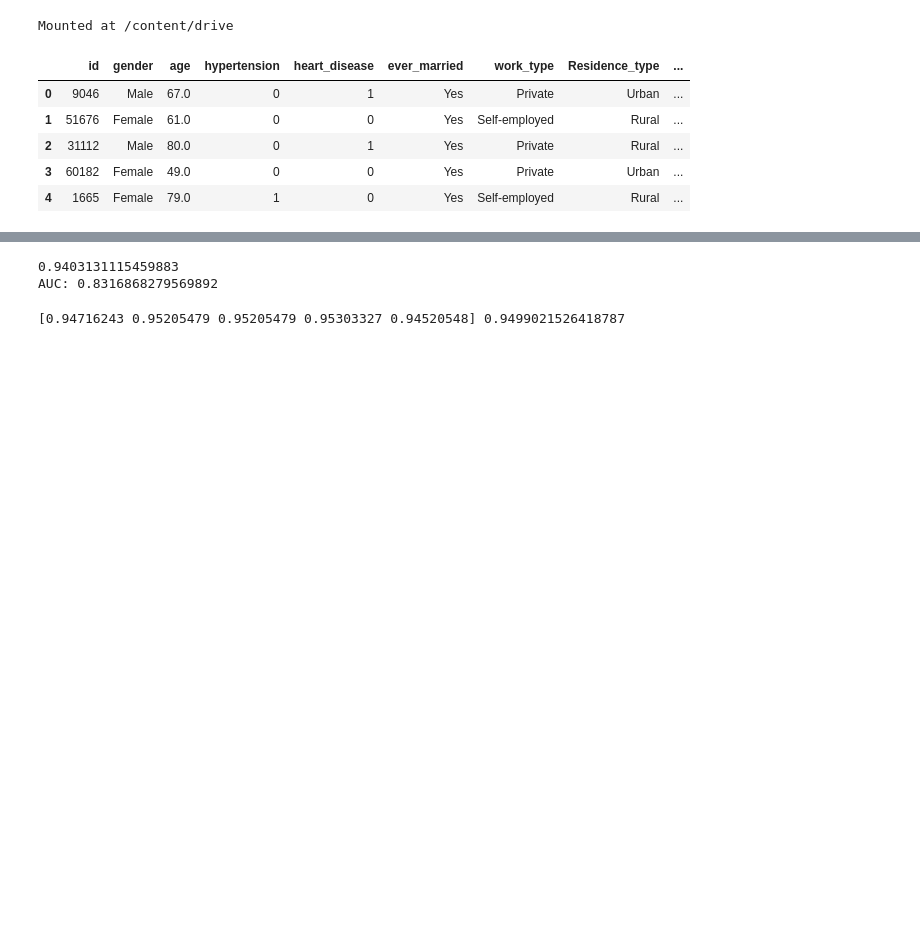
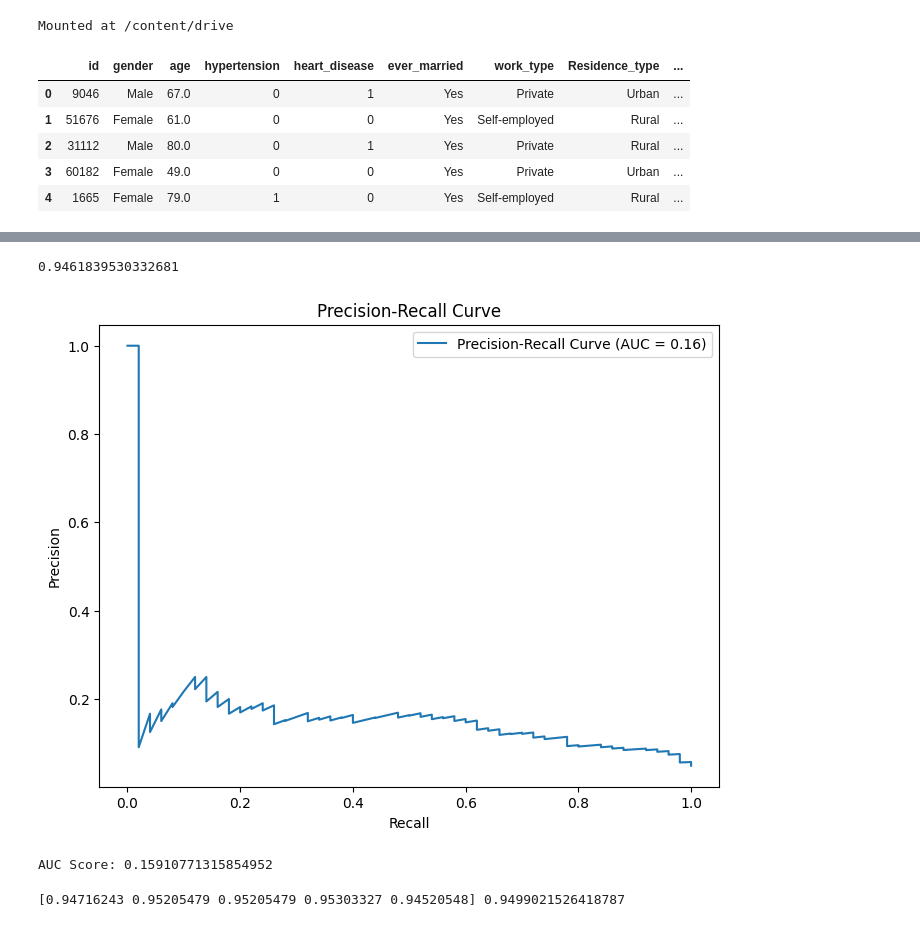
Before and after one commit to nick01as/AI-ML-starter-kit, a Jupyter notebook: ml.ipynb, the cells around one changed output, grey strips where cells are left out. Cells and saved outputs as stored; diff of their text form; code cells hidden in the pictures; blank space fills up the shorter version.

```diff
--- a/ml.ipynb
+++ b/ml.ipynb
@@ -122,16 +125,16 @@ Accuracy: 0.9393346379647749
 # %%
-mlp = MLPClassifier(hidden_layer_sizes = (128, 64), max_iter = 1000, random_state = 0)
+mlp = MLPClassifier(hidden_layer_sizes = (256, 128), max_iter = 1000, random_state = 0)
 mlp.fit(X_train, y_train)
 y_predicted = mlp.predict(X_test)
 acc = accuracy_score(y_predicted, y_test)
 print(acc)
-y_prob = mlp.predict_proba(X_test)[:, 1]
-fpr, tpr, thresholds = roc_curve(y_test, y_prob)
-roc_auc = roc_auc_score(y_test, y_prob)
-print(f"AUC: {roc_auc}")
+
+precision, recall, auc_score = precision_recall_score(X_test, y_test, mlp)
+print(f'AUC Score: {auc_score}')
 # %% [output]
-0.9403131115459883
-AUC: 0.8316868279569892
+0.9461839530332681
+[figure, added]
+AUC Score: 0.15910771315854952
 # %%
 from sklearn.model_selection import KFold, cross_val_score
 
```
Also changed, not shown: parts of 7 cells of this notebook.
